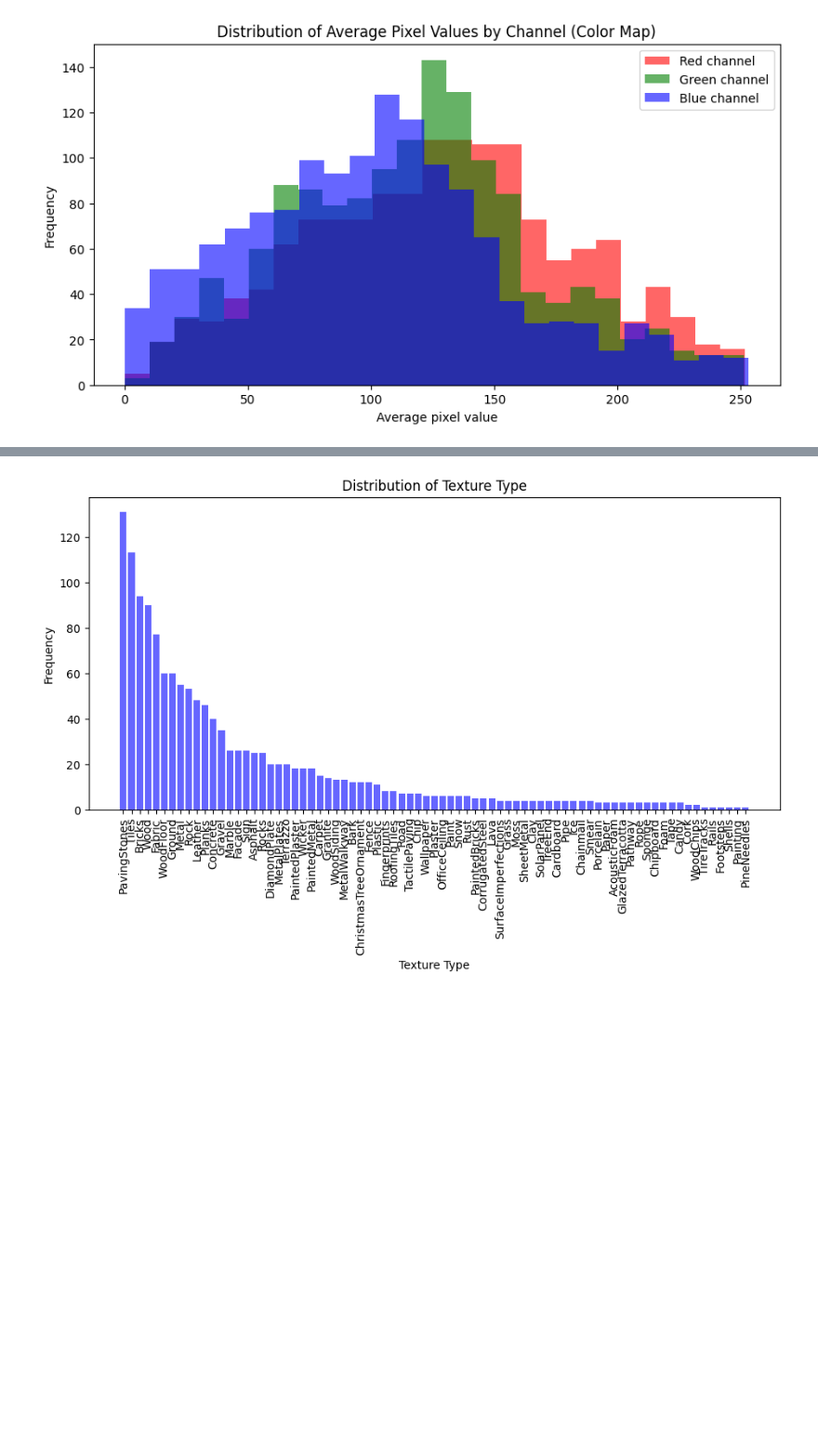
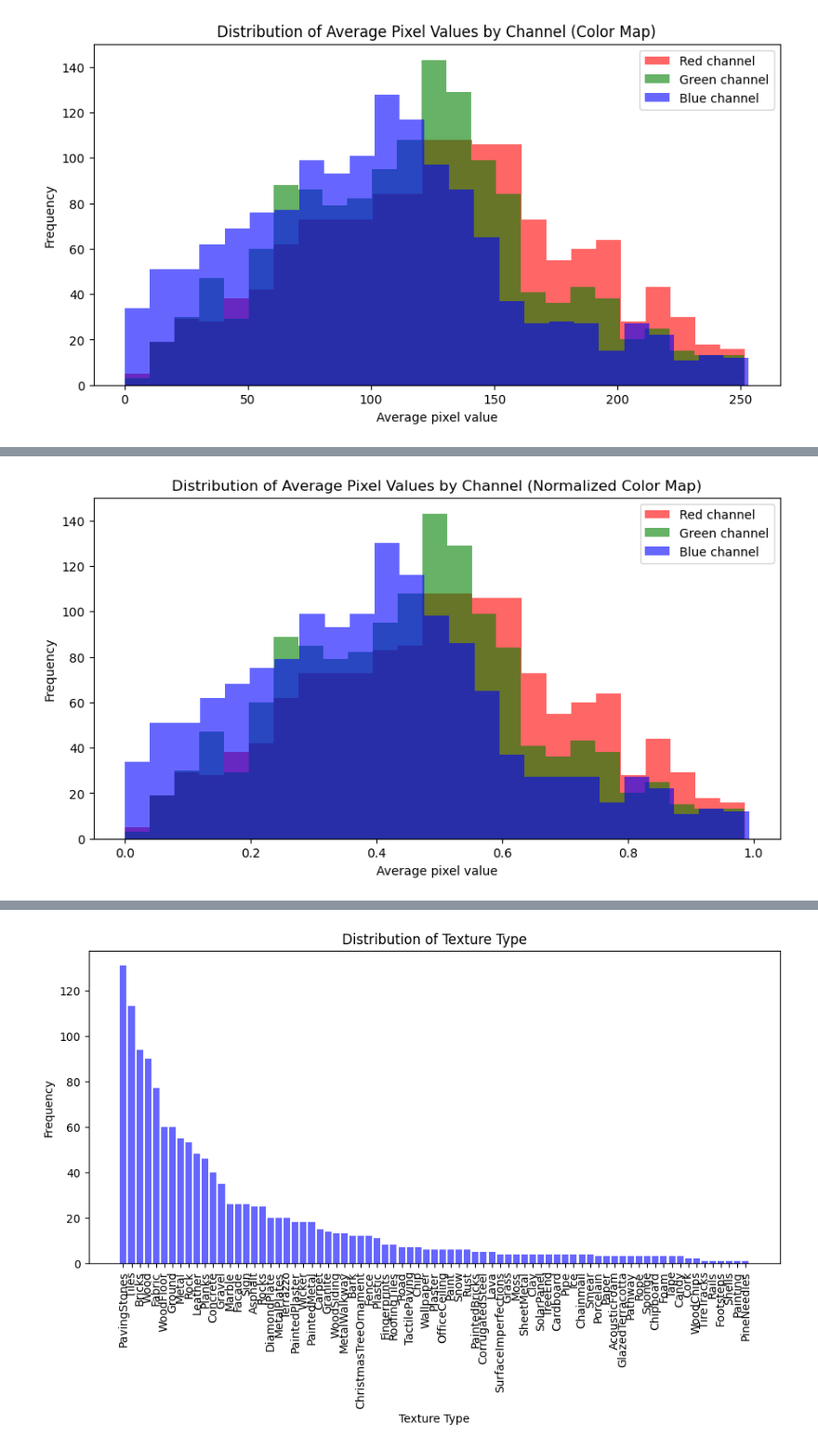
Before and after one commit to ChefSteveP/neural-texture-compression, a Jupyter notebook: texture_eda/texture_eda.ipynb, the cells around one changed output, grey strips where cells are left out. Shown at 93% size. Cells and saved outputs as stored; diff of their text form; code cells hidden in the pictures; blank space fills up the shorter version.

Commit message:
Create normalized color and normal map distributions

```diff
--- a/texture_eda/texture_eda.ipynb
+++ b/texture_eda/texture_eda.ipynb
@@ -113,0 +114,27 @@ plt.show()
+# %%
+# function to calculate average pixel value by channel
+def normalized_average_pixel(image_bytes):
+    image = Image.open(BytesIO(image_bytes)).convert('RGB')
+    np_image = np.array(image)
+    return np.mean(np_image, axis=(0, 1)) / 255
+# %%
+# compute average pixel value for dataset
+average_colors = [normalized_average_pixel(df.iloc[i]['color']['bytes']) for i in range(len(df)) if i != 465]
+# index 465 has information about file_name and text description
+
+# convert to numpy array for analysis
+average_colors = np.array(average_colors)
+
+# plot average pixel distribution
+plt.figure(figsize=(10, 5))
+plt.hist(average_colors[:, 0], bins=25, color='red', alpha=0.6, label='Red channel')
+plt.hist(average_colors[:, 1], bins=25, color='green', alpha=0.6, label='Green channel')
+plt.hist(average_colors[:, 2], bins=25, color='blue', alpha=0.6, label='Blue channel')
+plt.xlabel('Average pixel value')
+plt.ylabel('Frequency')
+plt.legend()
+plt.title('Distribution of Average Pixel Values by Channel (Normalized Color Map)')
+plt.savefig('distribution_avg_pixel_color_map_normalized.png')
+plt.show()
+# %% [output]
+[figure, added]
```
Also changed, not shown: parts of 2 cells of this notebook, 2 other files.
